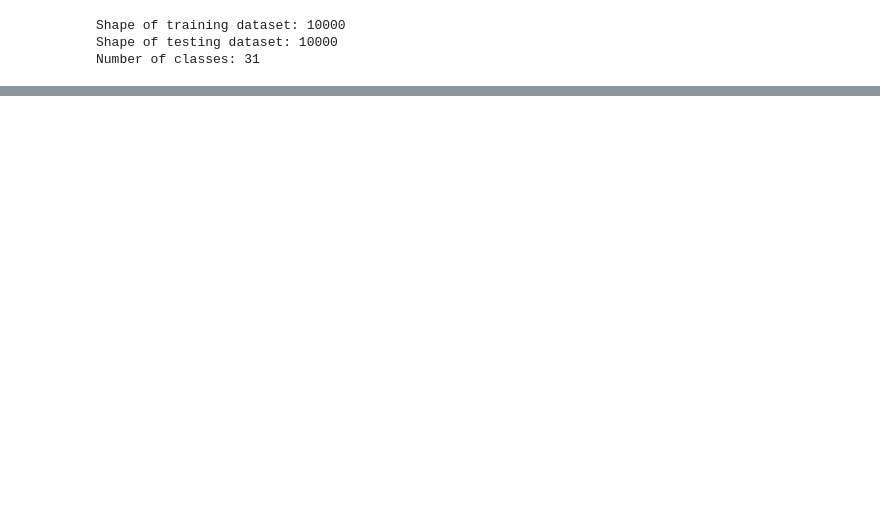
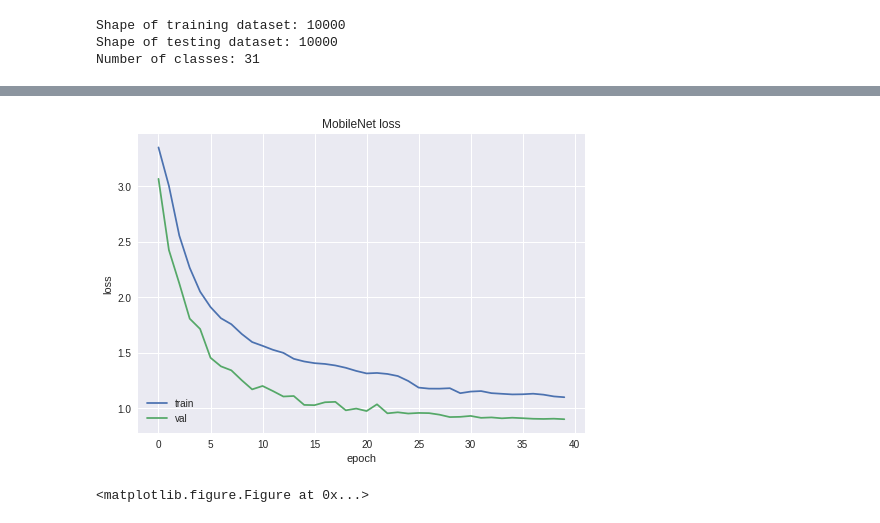
Before and after one commit to tristantoupin/COMP551-KaggleCompetition, a Jupyter notebook: notebooks/CNN.ipynb, the cells around one changed output, grey strips where cells are left out. Saved outputs shown, nothing was run; the diff lists cells and outputs as text; code cells hidden in the pictures; blank space fills up the shorter version.

```diff
--- a/notebooks/CNN.ipynb
+++ b/notebooks/CNN.ipynb
@@ -223 +411,14 @@ unique, counts = np.unique(y[:9488], return_counts=True)
+# %%
+plt.figure(1)
+plt.plot(hist_cnn.history['loss'])
+plt.plot(hist_cnn.history['val_loss'])
+plt.title('MobileNet loss')
+plt.ylabel('loss')
+plt.xlabel('epoch')
+plt.legend(['train', 'val'], loc='lower left')
+plt.show()
+plt.savefig("cnn_loss")
+# %% [output]
+[figure, added]
+<matplotlib.figure.Figure at 0x...>
 # %%
```
Also changed, not shown: parts of 27 cells of this notebook.
